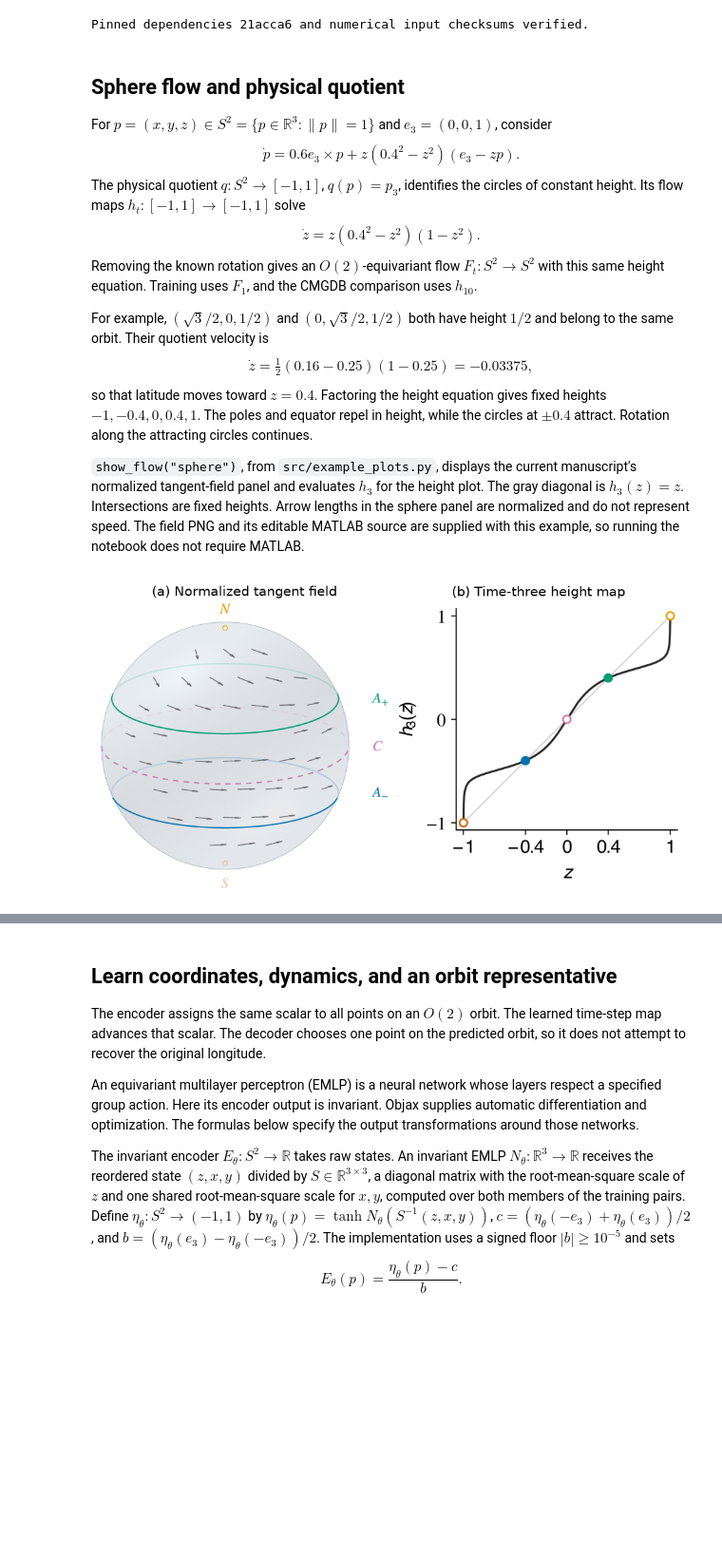
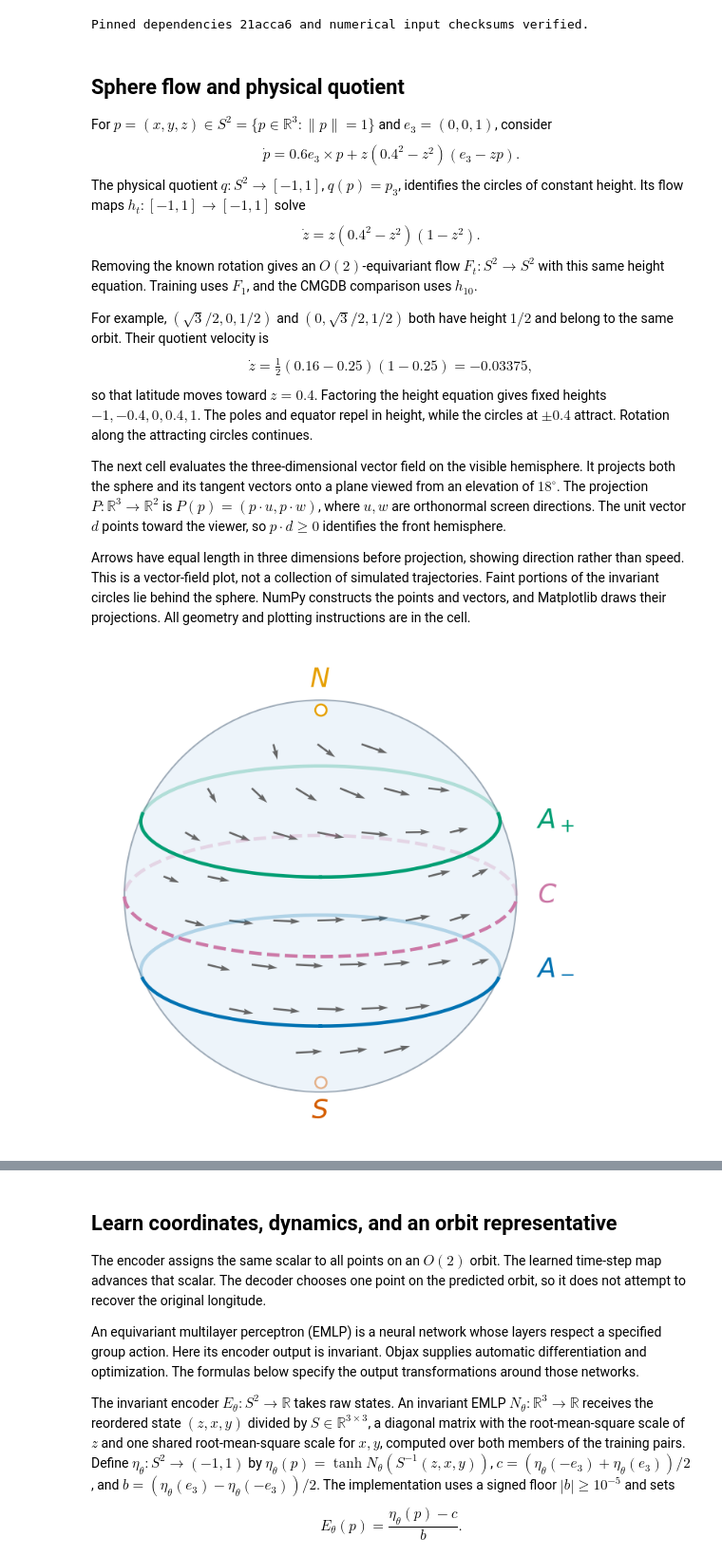
Before and after one commit to bernardorivas/2027_L4DC_EquivariantMorseGraphs, a Jupyter notebook: code-kaito/notebooks/01_sphere.ipynb, the cells around one changed output, grey strips where cells are left out. Shown at 95% size. Drawn from its saved outputs; the diff is of its cells as text; code cells hidden in the pictures; blank space fills up the shorter version.

Commit message:
Construct analytical figures directly in the example notebooks

```diff
--- a/code-kaito/notebooks/01_sphere.ipynb
+++ b/code-kaito/notebooks/01_sphere.ipynb
@@ -34,9 +34,70 @@ For example, $(\sqrt3/2,0,1/2)$ and $(0,\sqrt3/2,1/2)$ both have height $1/2$ an
 $$\dot z=\tfrac12(0.16-0.25)(1-0.25)=-0.03375,$$
 so that latitude moves toward $z=0.4$. Factoring the height equation gives fixed heights $-1,-0.4,0,0.4,1$. The poles and equator repel in height, while the circles at $\pm0.4$ attract. Rotation along the attracting circles continues.
 
-`show_flow("sphere")`, from `src/example_plots.py`, displays the current manuscript's normalized tangent-field panel and evaluates $h_3$ for the height plot. The gray diagonal is $h_3(z)=z$. Intersections are fixed heights. Arrow lengths in the sphere panel are normalized and do not represent speed. The field PNG and its editable MATLAB source are supplied with this example, so running the notebook does not require MATLAB.
+The next cell evaluates the three-dimensional vector field on the visible hemisphere. It projects both the sphere and its tangent vectors onto a plane viewed from an elevation of $18^\circ$. The projection $P:\mathbb R^3\to\mathbb R^2$ is $P(p)=(p\cdot u,p\cdot w)$, where $u,w$ are orthonormal screen directions. The unit vector $d$ points toward the viewer, so $p\cdot d\geq0$ identifies the front hemisphere.
+
+Arrows have equal length in three dimensions before projection, showing direction rather than speed. This is a vector-field plot, not a collection of simulated trajectories. Faint portions of the invariant circles lie behind the sphere. NumPy constructs the points and vectors, and Matplotlib draws their projections. All geometry and plotting instructions are in the cell.
-# %%
-from example_plots import show_flow
-reference = show_flow("sphere")
-# %% [output]
-[figure, removed]
+# %%
+import numpy as np
+import matplotlib.pyplot as plt
+from matplotlib.patches import Circle
+from IPython.display import Image, display
+
+# Evaluate the stated vector field at an array of sphere points.
+def sphere_field(points):
+    z = points[:, 2]
+    rotation = 0.6 * np.column_stack((-points[:, 1], points[:, 0], 0*z))
+    return rotation + (z*(0.16-z*z))[:, None] * (np.array([0, 0, 1])-z[:, None]*points)
+
+# Orthographic camera and screen coordinates.
+elevation = np.deg2rad(18)
+d = np.array([np.cos(elevation), 0, np.sin(elevation)])
+u = np.array([0, 1, 0])
+w = np.cross(d, u)
+def project(points):
+    return np.column_stack((points @ u, points @ w))
+
+# Lift a staggered screen grid to the front unit hemisphere.
+points = []
+for row, b in enumerate(np.linspace(-0.8, 0.775, 8)):
+    for a in np.arange(-0.8 + (row % 2)*0.11, 0.86, 0.225):
+        if a*a+b*b < 0.87**2:
+            p = a*u + b*w + np.sqrt(1-a*a-b*b)*d
+            if np.min(np.abs(p[2]-np.array([-0.4, 0, 0.4]))) > 0.04:
+                points.append(p)
+points = np.array(points)
+vectors = sphere_field(points)
+assert np.max(np.abs(np.sum(points*vectors, axis=1))) < 1e-12  # tangency
+arrows = project(0.14*vectors / np.linalg.norm(vectors, axis=1)[:, None])
+base = project(points)
+
+fig, ax = plt.subplots(figsize=(5.4, 4.5))
+ax.add_patch(Circle((0, 0), 1, facecolor='#edf4fa', edgecolor='#9eabb8', lw=0.8))
+ax.quiver(base[:, 0], base[:, 1], arrows[:, 0], arrows[:, 1],
+          angles='xy', scale_units='xy', scale=1, width=0.004, color='0.4')
+phi = np.linspace(0, 2*np.pi, 1001)
+for height, color, label in [(-0.4, '#0072b2', r'$A_-$'),
+                              (0, '#cc79a7', '$C$'), (0.4, '#009e73', r'$A_+$')]:
+    radius = np.sqrt(1-height**2)
+    circle = np.column_stack((radius*np.cos(phi), radius*np.sin(phi), height+0*phi))
+    screen = project(circle)
+    for front in (False, True):
+        visible = (circle @ d >= 0) == front
+        line = np.where(visible[:, None], screen, np.nan)
+        ax.plot(line[:, 0], line[:, 1], '--' if height == 0 else '-',
+                color=color, alpha=1 if front else 0.25, lw=1.8)
+    ax.text(1.11, height*np.cos(elevation), label, color=color, fontsize=14, va='center')
+for height, label, color in [(1, '$N$', '#e69f00'), (-1, '$S$', '#d55e00')]:
+    x, y = project(np.array([[0, 0, height]]))[0]
+    ax.plot(x, y, 'o', mfc='white', mec=color, alpha=1 if height > 0 else 0.45)
+    ax.text(0, 1.10*height, label, ha='center', va='center', fontsize=14, color=color)
+ax.set(aspect='equal', xlim=(-1.1, 1.38), ylim=(-1.2, 1.2))
+ax.axis('off')
+figure_dir = ROOT / 'build/notebooks/sphere/analytical'
+figure_dir.mkdir(parents=True, exist_ok=True)
+for extension in ('png', 'pdf', 'svg'):
+    fig.savefig(figure_dir / f'sphere-field.{extension}', dpi=180, bbox_inches='tight')
+plt.close(fig)
+display(Image(filename=str(figure_dir / 'sphere-field.png'), width=540))
+# %% [output]
+[figure, added]
```
Also changed, not shown: parts of 3 cells of this notebook, 8 other files.
